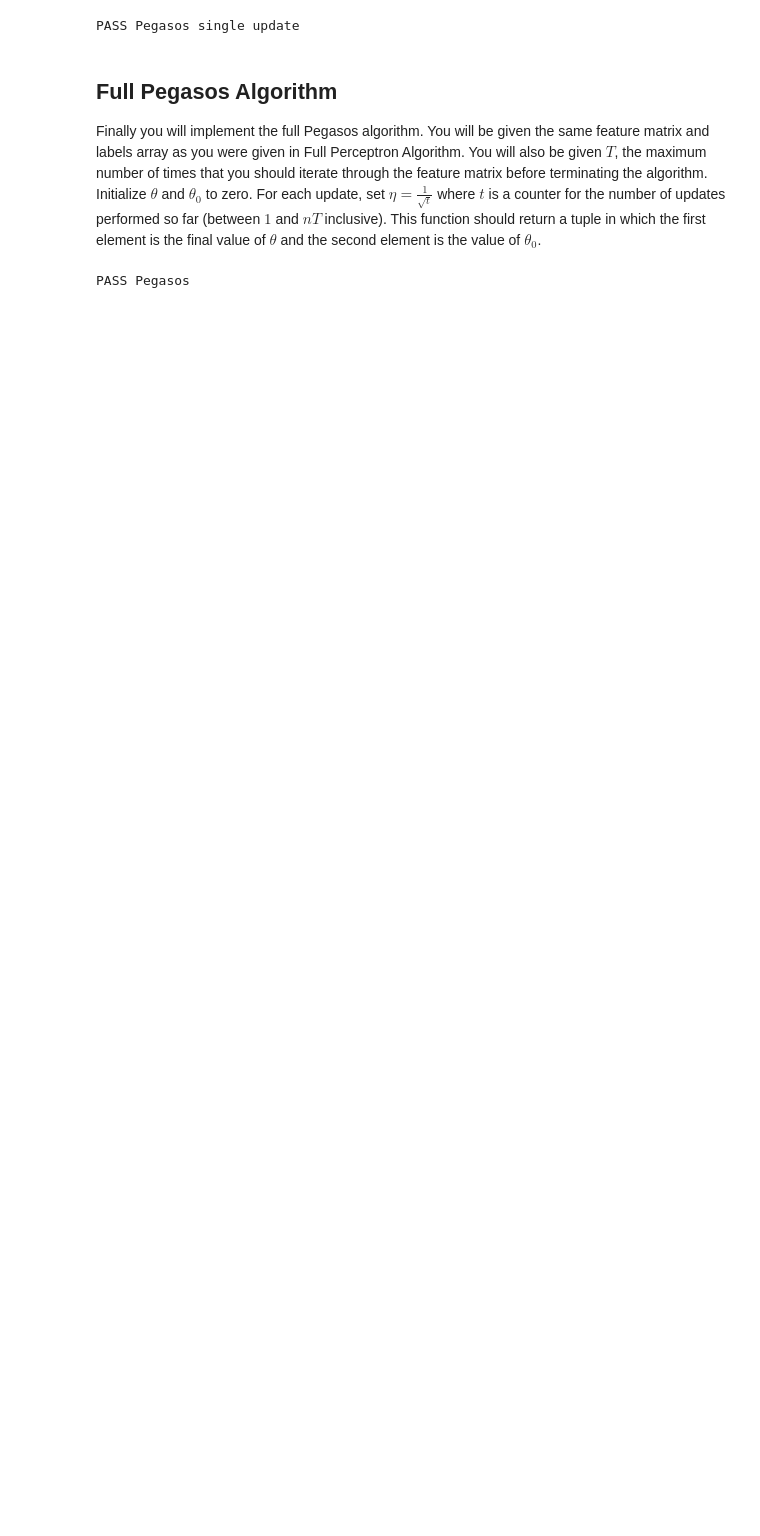
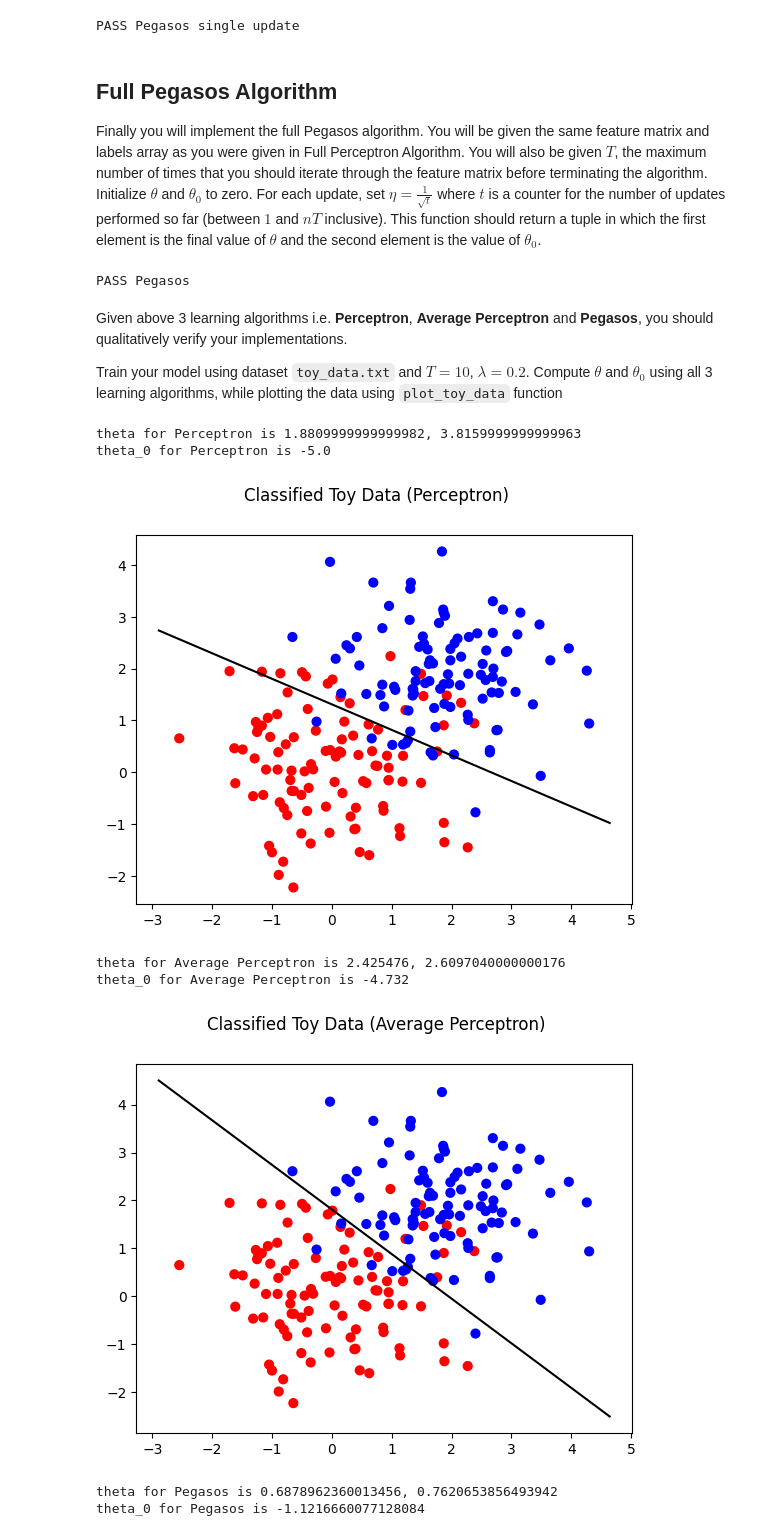
Before and after one commit to N0-man/MIT-MachineLearning-MicroMasters, a Jupyter notebook: Project 1 Automatic Review Analyzer/project.ipynb, the cells around one changed output. Saved outputs shown, nothing was run; the diff lists cells and outputs as text; code cells hidden in the pictures; blank space fills up the shorter version.

```diff
--- a/Project 1 Automatic Review Analyzer/project.ipynb
+++ b/Project 1 Automatic Review Analyzer/project.ipynb
@@ -522,18 +501,20 @@ def pegasos(feature_matrix, labels, T, L):
         the value of the theta_0, the offset classification parameter, found
         after T iterations through the feature matrix.
     """
-    theta = np.zeros(feature_matrix.shape[1]) #columns or features
+    (nsamples, nfeatures) = feature_matrix.shape
+    theta = np.zeros(nfeatures)
     theta_0 = 0
-    num_updates = 0  # Initialize the number of updates
+    num_updates = 0
 
-    for _ in range(T):
-        for i in U.get_order(feature_matrix.shape[0]):
+    for t in range(T):
+        for i in U.get_order(nsamples):
             num_updates += 1
-            eta = 1/np.sqrt(num_updates)
-            pegasos_theta, pegasos_theta_0 = pegasos_single_step_update(feature_matrix[i], labels[i], L, eta, theta, theta_0)
-            theta, theta_0 = pegasos_theta, pegasos_theta_0
+            eta = 1.0 / np.sqrt(num_updates)
+            (theta, theta_0) = pegasos_single_step_update(feature_matrix[i],
+                                                          labels[i], L, eta,
+                                                          theta, theta_0)
 
-    return theta, theta_0
+    return (theta, theta_0)
 
 def check_pegasos():
     ex_name = "Pegasos"
@@ -563,3 +544,36 @@ def check_pegasos():
 check_pegasos()
 # %% [output]
 PASS Pegasos
+# %% [markdown]
+Given above 3 learning algorithms i.e. **Perceptron**, **Average Perceptron** and **Pegasos**, you should qualitatively verify your implementations.
+
+Train your model using dataset `toy_data.txt` and $T = 10$, $\lambda = 0.2$. Compute $\theta$ and $\theta _0$ using all 3 learning algorithms, while plotting the data using `plot_toy_data` function
+# %%
+import utils as U
+
+toy_features, toy_labels = toy_data = U.load_toy_data('data/toy_data.tsv')
+
+T = 10
+L = 0.2
+
+thetas_perceptron = perceptron(toy_features, toy_labels, T)
+thetas_avg_perceptron = average_perceptron(toy_features, toy_labels, T)
+thetas_pegasos = pegasos(toy_features, toy_labels, T, L)
+
+def plot_toy_results(algo_name, thetas):
+    print('theta for', algo_name, 'is', ', '.join(map(str,list(thetas[0]))))
+    print('theta_0 for', algo_name, 'is', str(thetas[1]))
+    U.plot_toy_data(algo_name, toy_features, toy_labels, thetas)
+
+plot_toy_results('Perceptron', thetas_perceptron)
+plot_toy_results('Average Perceptron', thetas_avg_perceptron)
+plot_toy_results('Pegasos', thetas_pegasos)
+# %% [output]
+theta for Perceptron is 1.8809999999999982, 3.8159999999999963
+theta_0 for Perceptron is -5.0
+[figure, added]
+theta for Average Perceptron is 2.425476, 2.6097040000000176
+theta_0 for Average Perceptron is -4.732
+[figure, added]
+theta for Pegasos is 0.6878962360013456, 0.7620653856493942
+theta_0 for Pegasos is -1.1216660077128084
```
Also changed, not shown: parts of 13 cells of this notebook, 6 other files.
